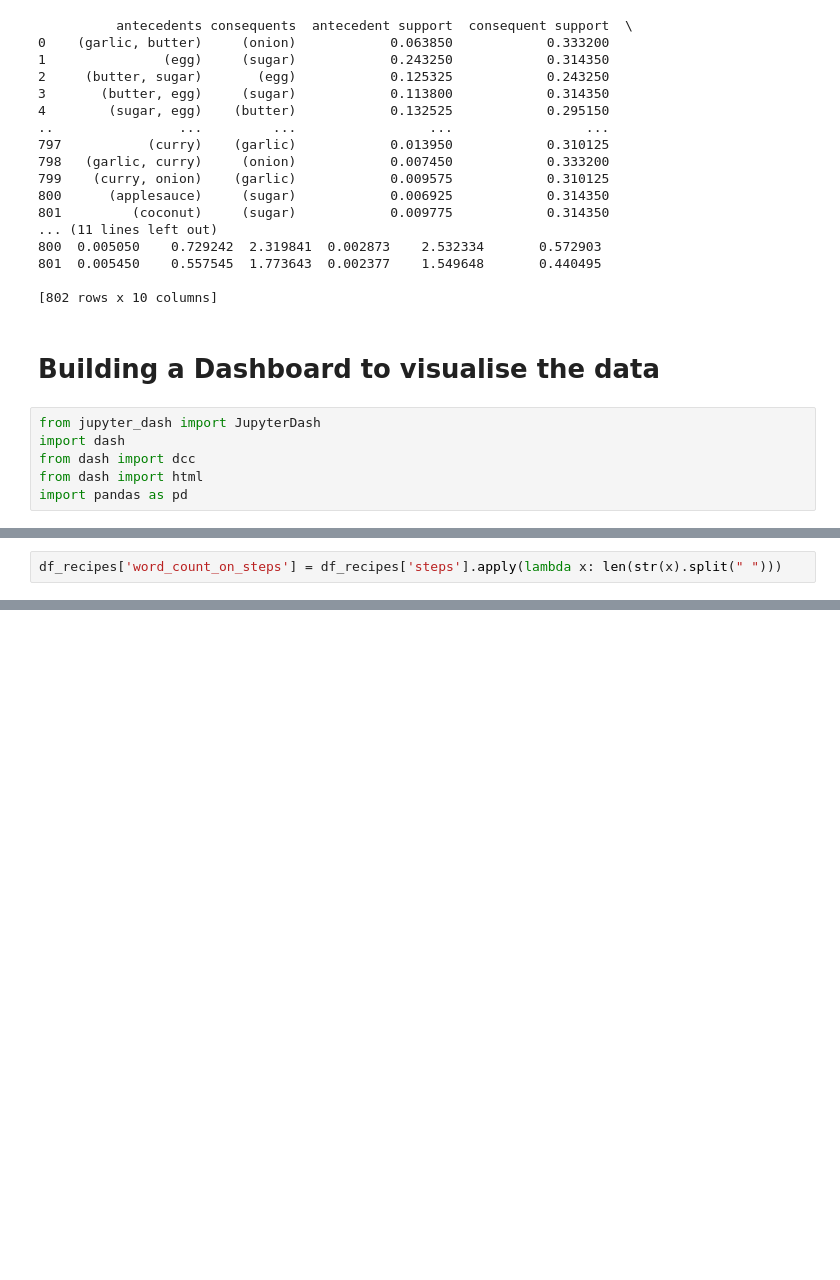
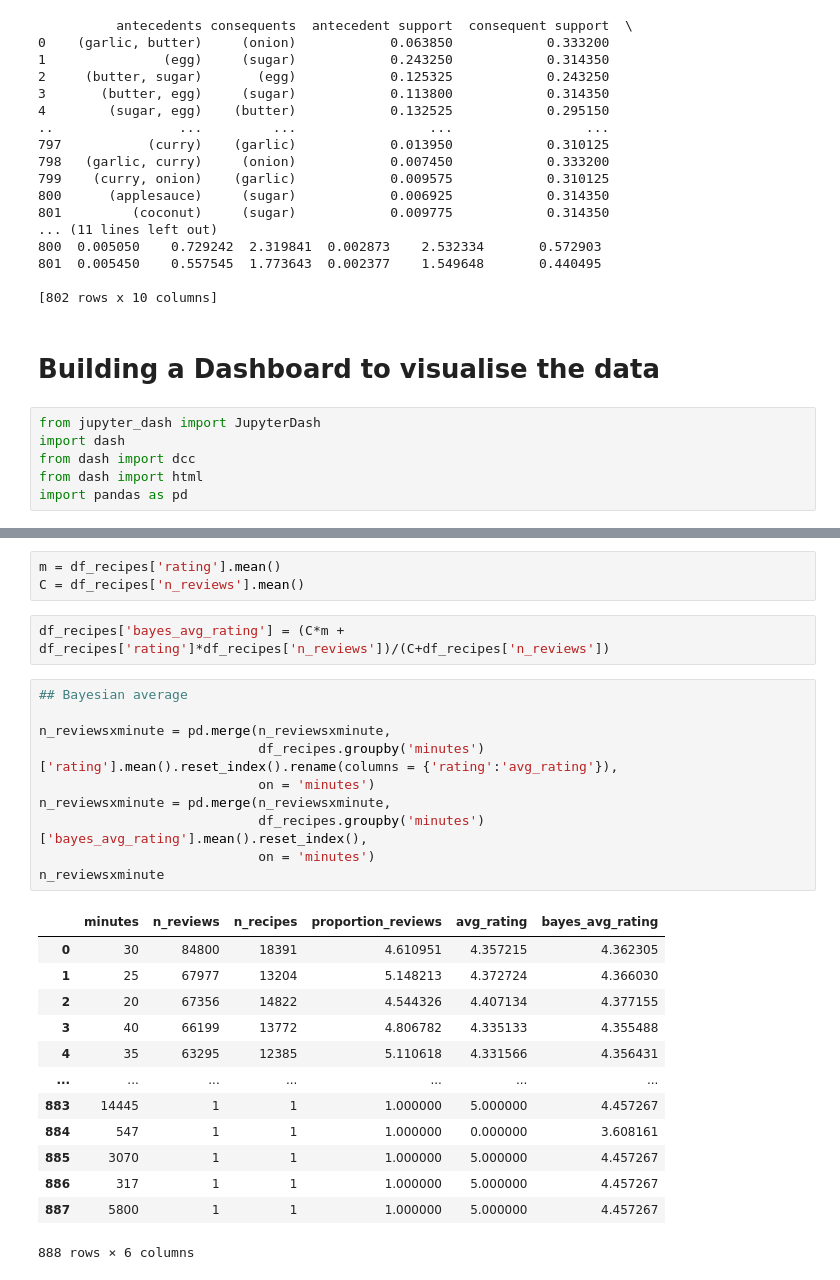
Before and after one commit to arthurcct2023/Python-Recommendation-System-and-Visual-Dashboard, a Jupyter notebook: CA02_ArthurAssis_ML&DV.ipynb, the cells around one changed output, grey strips where cells are left out. Drawn from its saved outputs; the diff is of its cells as text; blank space fills up the shorter version.

```diff
--- a/CA02_ArthurAssis_ML&DV.ipynb
+++ b/CA02_ArthurAssis_ML&DV.ipynb
@@ -1426,2 +1137,0 @@ df_recipes.head()
-# %%
-df_recipes['word_count_on_steps'] = df_recipes['steps'].apply(lambda x: len(str(x).split(" ")))
@@ -1481,0 +1279,29 @@ df.groupby[by='recipe_id']
+# %%
+m = df_recipes['rating'].mean()
+C = df_recipes['n_reviews'].mean()
+# %%
+df_recipes['bayes_avg_rating'] = (C*m + df_recipes['rating']*df_recipes['n_reviews'])/(C+df_recipes['n_reviews'])
+# %%
+## Bayesian average
+
+n_reviewsxminute = pd.merge(n_reviewsxminute,
+                            df_recipes.groupby('minutes')['rating'].mean().reset_index().rename(columns = {'rating':'avg_rating'}),
+                            on = 'minutes')
+n_reviewsxminute = pd.merge(n_reviewsxminute,
+                            df_recipes.groupby('minutes')['bayes_avg_rating'].mean().reset_index(),
+                            on = 'minutes')
+n_reviewsxminute
+# %% [output]
+|  | minutes | n_reviews | n_recipes | proportion_reviews | avg_rating | bayes_avg_rating |
+| 0 | 30 | 84800 | 18391 | 4.610951 | 4.357215 | 4.362305 |
+| 1 | 25 | 67977 | 13204 | 5.148213 | 4.372724 | 4.366030 |
+| 2 | 20 | 67356 | 14822 | 4.544326 | 4.407134 | 4.377155 |
+| 3 | 40 | 66199 | 13772 | 4.806782 | 4.335133 | 4.355488 |
+| 4 | 35 | 63295 | 12385 | 5.110618 | 4.331566 | 4.356431 |
+| ... | ... | ... | ... | ... | ... | ... |
+| 883 | 14445 | 1 | 1 | 1.000000 | 5.000000 | 4.457267 |
+| 884 | 547 | 1 | 1 | 1.000000 | 0.000000 | 3.608161 |
+| 885 | 3070 | 1 | 1 | 1.000000 | 5.000000 | 4.457267 |
+| 886 | 317 | 1 | 1 | 1.000000 | 5.000000 | 4.457267 |
+| 887 | 5800 | 1 | 1 | 1.000000 | 5.000000 | 4.457267 |
+888 rows × 6 columns
```
Also changed, not shown: parts of 69 cells of this notebook, 1 other file.
